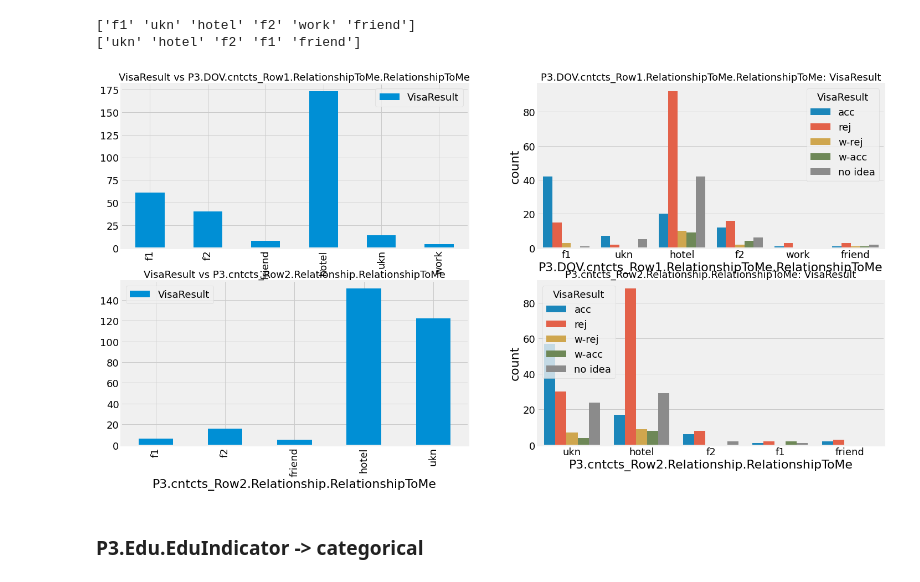
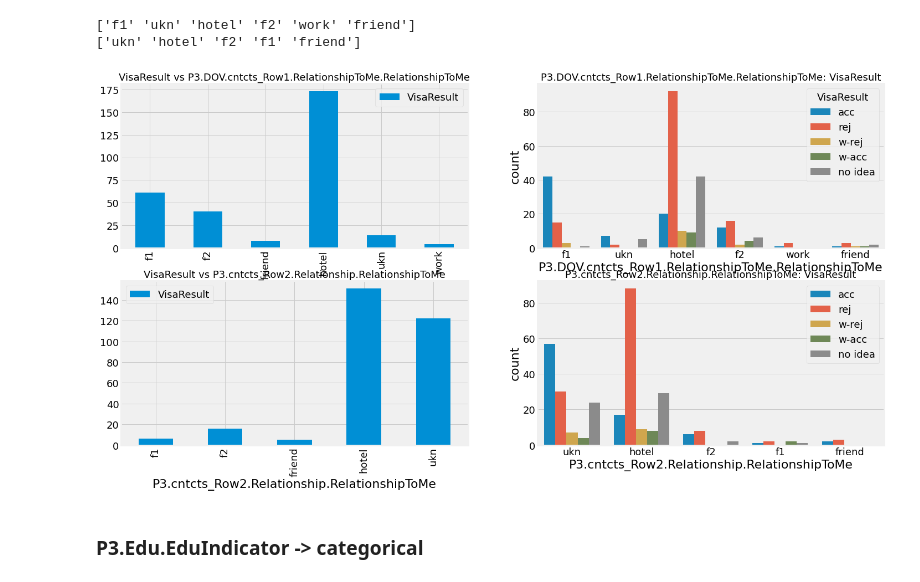
Before and after one commit to Nikronic/visaland-visa-form-utility, a Jupyter notebook: notebooks/data_exploration_dev.ipynb, the cells around one changed output. Cells and saved outputs as stored; diff of their text form; code cells hidden in the pictures.

```diff
--- a/notebooks/data_exploration_dev.ipynb
+++ b/notebooks/data_exploration_dev.ipynb
@@ -1425,22 +1410,22 @@ print(data[feature_name[1]].unique())
 # %%
 f, ax = plt.subplots(2, 2, figsize=(22, 12))
 data[[feature_name[0], output_name]].groupby(
     [feature_name[0]]).count().plot.bar(ax=ax[0, 0], sort_columns=True)
 ax[0, 0].set_title('{} vs {}'.format(output_name, feature_name[0]))
 sns.countplot(feature_name[0], hue=output_name, data=data,
               ax=ax[0, 1], hue_order=output_hue_order)
 ax[0, 1].set_title('{}: {}'.format(feature_name[0], output_name))
 
 data[[feature_name[1], output_name]].groupby(
     [feature_name[1]]).count().plot.bar(ax=ax[1, 0], sort_columns=True)
 ax[1, 0].set_title('{} vs {}'.format(output_name, feature_name[1]))
 sns.countplot(feature_name[1], hue=output_name, data=data,
               ax=ax[1, 1], hue_order=output_hue_order)
 ax[1, 1].set_title('{}: {}'.format(feature_name[1], output_name))
-
+ax[1, 1].legend(loc='upper right')
 plt.show()
 # %% [output]
-[figure, old version]
+[figure, new version]
 # %% [markdown]
 ### P3.Edu.EduIndicator -> categorical
 # %%
```
Also changed, not shown: parts of 50 cells of this notebook.
